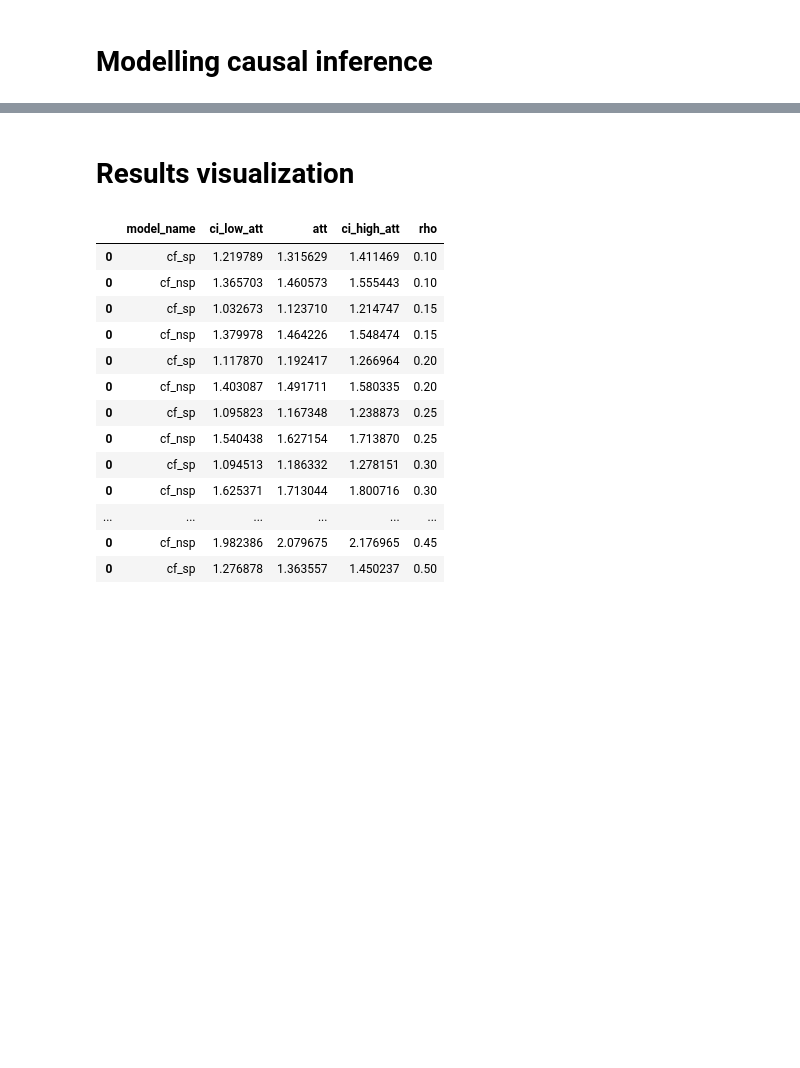
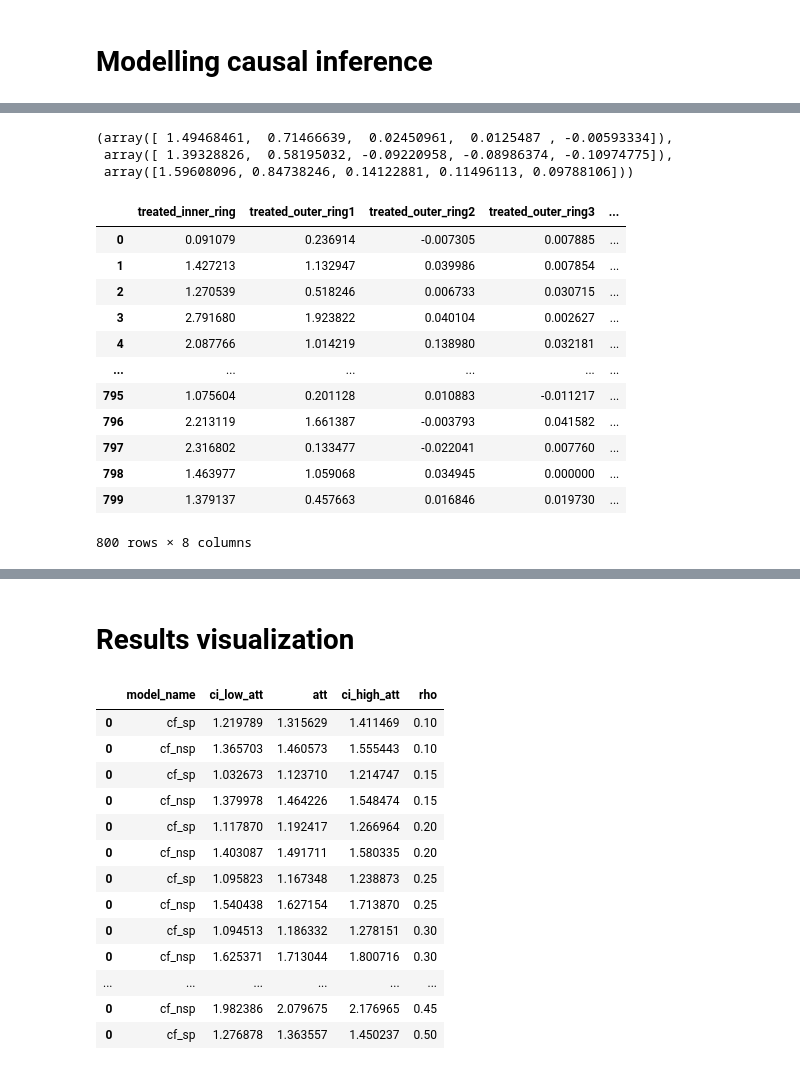
Before and after one commit to Andrew10MAIN/causal_ML_with_spilovers_of_treatment, a Jupyter notebook: 04_testing_models_on_simulated_data/testing_models_on_simulated_data.ipynb, the cells around one changed output, grey strips where cells are left out. Drawn from its saved outputs; the diff is of its cells as text; code cells hidden in the pictures; blank space fills up the shorter version.

Commit message:
Starting working with simulated data and Spatial RF

```diff
--- a/04_testing_models_on_simulated_data/testing_models_on_simulated_data.ipynb
+++ b/04_testing_models_on_simulated_data/testing_models_on_simulated_data.ipynb
@@ -25,7 +36,7 @@ repo_path_r_string = repo_path_unix.replace("/", '\\')
 # %% [markdown]
 # Data
 # %%
-df_names_list = ['gdf_rho_0_1', 'gdf_rho_0_15', 'gdf_rho_0_2', 'gdf_rho_0_25', 'gdf_rho_0_3', 'gdf_rho_0_35', 'gdf_rho_0_4', 'gdf_rho_0_45', 'gdf_rho_0_5', 'gdf_rho_0_55']
+df_names_list = ['gdf_rho_0_75', 'gdf_rho_0_7', 'gdf_rho_0_649', 'gdf_rho_0_599', 'gdf_rho_0_549', 'gdf_rho_0_499', 'gdf_rho_0_449', 'gdf_rho_0_399', 'gdf_rho_0_349', 'gdf_rho_0_299', 'gdf_rho_0_249', 'gdf_rho_0_199', 'gdf_rho_0_149', 'gdf_rho_0_099', 'gdf_rho_0_049']
 # %%
 connection_link_var = repo_path_r_string + r'\03_simulated_data\simulated_data.sqlite'
 # %%
@@ -55,0 +106,63 @@ dict_keys(['gdf_rho_0_1', 'gdf_rho_0_15', 'gdf_rho_0_2', 'gdf_rho_0_25', 'gdf_rh
+# %%
+X1 = gdf2[["c1","c2",
+         #"C3","Cs",
+         't'
+         ]].values
+X = gdf2[["c1","c2",
+         'spatial_predictor_100_1',
+    'spatial_predictor_100_3',
+    'spatial_predictor_100_4',
+    'spatial_predictor_100_2',
+    'spatial_predictor_100_6',
+    'spatial_predictor_100_5',
+    'spatial_predictor_100_9',
+    'spatial_predictor_500_9',
+    'spatial_predictor_100_10'
+         ]].values
+y = gdf2["y"].values.reshape(-1,1)
+T = gdf2["t"].values
+T_tot = gdf2["t_tot"].values
+Xdf = gdf2[["c1","c2",'t',
+         #"C3","Cs"
+         ]]
+Xdf2 = gdf2[["c1","c2",'t_tot',
+         #"C3","Cs"
+         ]]
+X_l = sm.add_constant(Xdf)
+X_l2 = sm.add_constant(Xdf2)
+y_l = gdf2["y_ns"]
+Y = gdf2['y'].values
+T_M= gdf2['t_tot_cat'].values
+T_M= T_M.astype(str)
+# %%
+RF_s_learner = BaseSRegressor(RandomForestRegressor(n_estimators=160, max_depth=10, random_state=42), control_name = 'control')
+ate, lb, ub = RF_s_learner.estimate_ate(X, T_M, Y, return_ci = True)
+ite = RF_s_learner.fit_predict(X, T_M, Y)
+ITE_df = pd.DataFrame(ite).rename(columns = {0:'treated_inner_ring', 1:'treated_outer_ring1',
+                                             2:'treated_outer_ring2', 3:'treated_outer_ring3',
+                                             4:'treated_outer_ring4'})
+ITE_df['treated'] = T_M
+ITE_df['ITE_real'] = gdf2['tau']
+ITE_df['Y'] = Y
+# %%
+ate, lb, ub
+# %% [output]
+(array([ 1.49468461,  0.71466639,  0.02450961,  0.0125487 , -0.00593334]),
+ array([ 1.39328826,  0.58195032, -0.09220958, -0.08986374, -0.10974775]),
+ array([1.59608096, 0.84738246, 0.14122881, 0.11496113, 0.09788106]))
+# %%
+ITE_df#['treated'].unique()
+# %% [output]
+|  | treated_inner_ring | treated_outer_ring1 | treated_outer_ring2 | treated_outer_ring3 | ... |
+| 0 | 0.091079 | 0.236914 | -0.007305 | 0.007885 | ... |
+| 1 | 1.427213 | 1.132947 | 0.039986 | 0.007854 | ... |
+| 2 | 1.270539 | 0.518246 | 0.006733 | 0.030715 | ... |
+| 3 | 2.791680 | 1.923822 | 0.040104 | 0.002627 | ... |
+| 4 | 2.087766 | 1.014219 | 0.138980 | 0.032181 | ... |
+| ... | ... | ... | ... | ... | ... |
+| 795 | 1.075604 | 0.201128 | 0.010883 | -0.011217 | ... |
+| 796 | 2.213119 | 1.661387 | -0.003793 | 0.041582 | ... |
+| 797 | 2.316802 | 0.133477 | -0.022041 | 0.007760 | ... |
+| 798 | 1.463977 | 1.059068 | 0.034945 | 0.000000 | ... |
+| 799 | 1.379137 | 0.457663 | 0.016846 | 0.019730 | ... |
+800 rows × 8 columns
```
Also changed, not shown: parts of 9 cells of this notebook, 2 other files.
